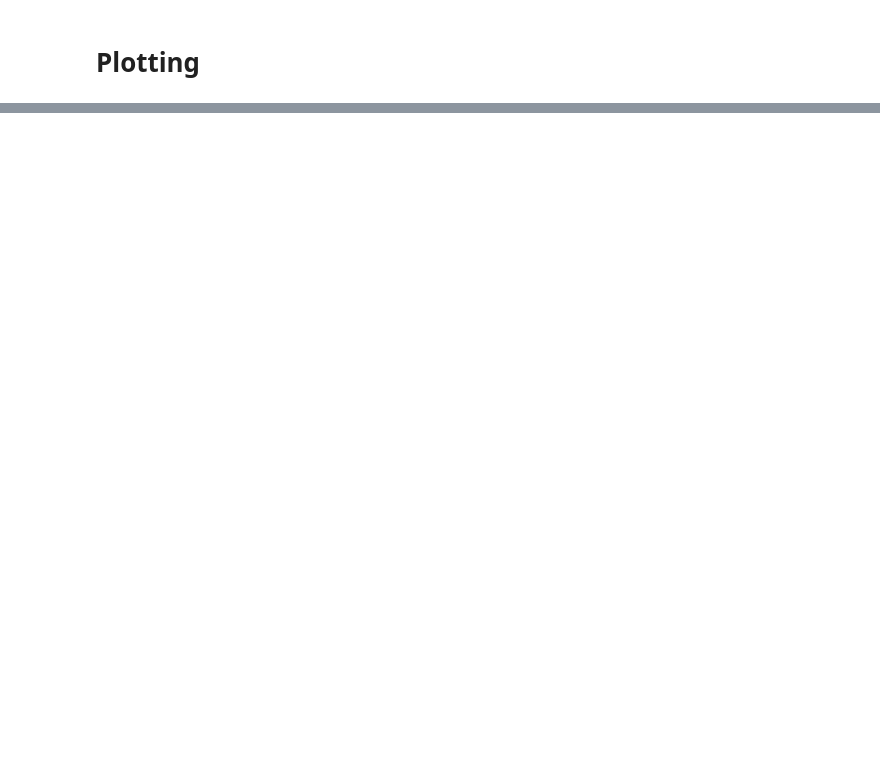
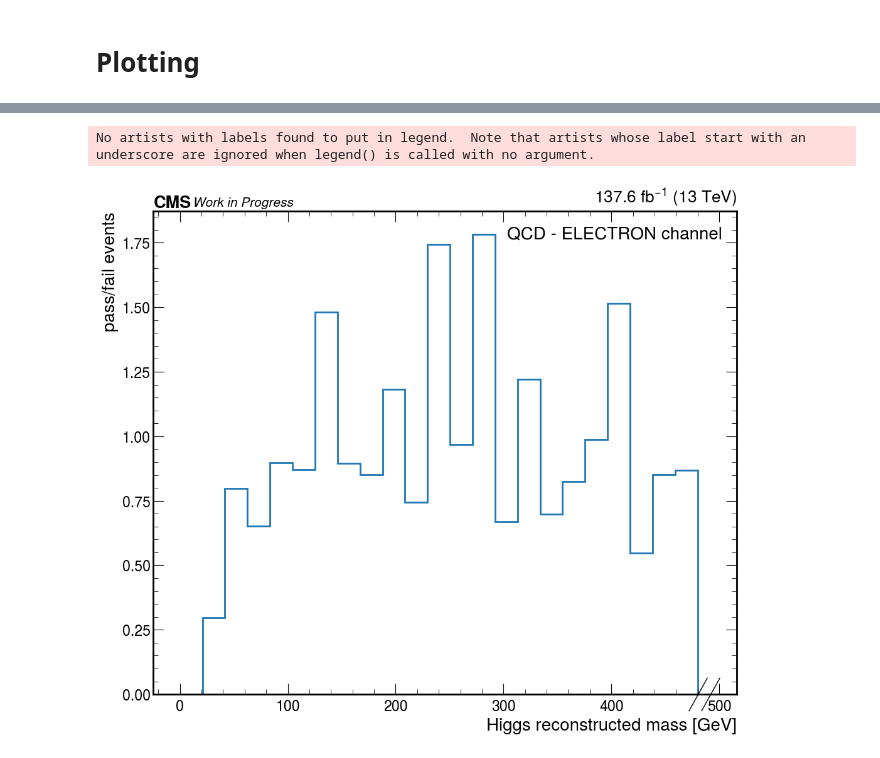
Before and after one commit to quinnanm/boostedhiggs, a Jupyter notebook: binder/hists_plots_sculpting.ipynb, the cells around one changed output, grey strips where cells are left out. Saved outputs shown, nothing was run; the diff lists cells and outputs as text; code cells hidden in the pictures; blank space fills up the shorter version.

```diff
--- a/binder/hists_plots_sculpting.ipynb
+++ b/binder/hists_plots_sculpting.ipynb
@@ -373,0 +316,74 @@ else:
+# %%
+plt.rcParams.update({"font.size": 20})
+
+############################## args up to you
+sample = "QCD"    # optios are ["HWW", "WJetsLNu", "QCD", "TTbar"]
+regions = [
+    "Signal region",
+    "QCD control region",
+#     "WJets control region",
+#     "TTbar control region",
+]
+
+##############################
+
+var = "rec_higgs_m"
+# var = "fj_ParticleNet_mass"
+
+# make histogram
+h = hist2.Hist(
+    hist2.axis.Regular(23, 0, 480, name="var", label=r"Higgs reconstructed mass [GeV]", overflow=True),
+    hist2.axis.StrCategory([], name="region", growth=True),
+)
+
+for year in years:
+    for ch in channels:
+
+        for region in regions:
+            df = events_dict[region][year][ch][sample]
+
+            h.fill(
+                var=df[var],
+                region=region,
+                weight=df["event_weight"]
+            )
+
+
+# plot histogram
+fig, ax = plt.subplots(figsize=(12, 10))
+
+arr = h[{"region": "Signal region"}]
+num = (arr/arr.sum())
+
+arr = h[{"region": "QCD control region"}]
+den = (arr/arr.sum())
+
+hep.histplot(
+    num/den,
+    ax=ax,
+    linewidth=2,
+    density=False,
+)
+
+ax.set_ylabel(f"pass/fail events");
+
+# ax.set_yscale("log")
+
+luminosity = 0
+for year in years:
+    lum = 0
+    for ch in channels:
+        with open("../fileset/luminosity.json") as f:
+            lum += json.load(f)[ch][year] / 1000.0
+
+    luminosity += lum / len(channels)
+
+hep.cms.lumitext("%.1f " % luminosity + r"fb$^{-1}$ (13 TeV)", ax=ax, fontsize=20)
+
+hep.cms.text("Work in Progress", ax=ax, fontsize=15)
+
+ax.legend(title=f"{sample} - {nice_ch[ch]} channel")
+plt.savefig(f"/Users/fmokhtar/Desktop/hww/Sep14/ratio_{sample}_{ch}.pdf")
+# %% [output]
+No artists with labels found to put in legend.  Note that artists whose label start with an underscore are ignored when legend() is called with no argument.
+[figure, added]
```
Also changed, not shown: parts of 14 cells of this notebook, 1 other file.
